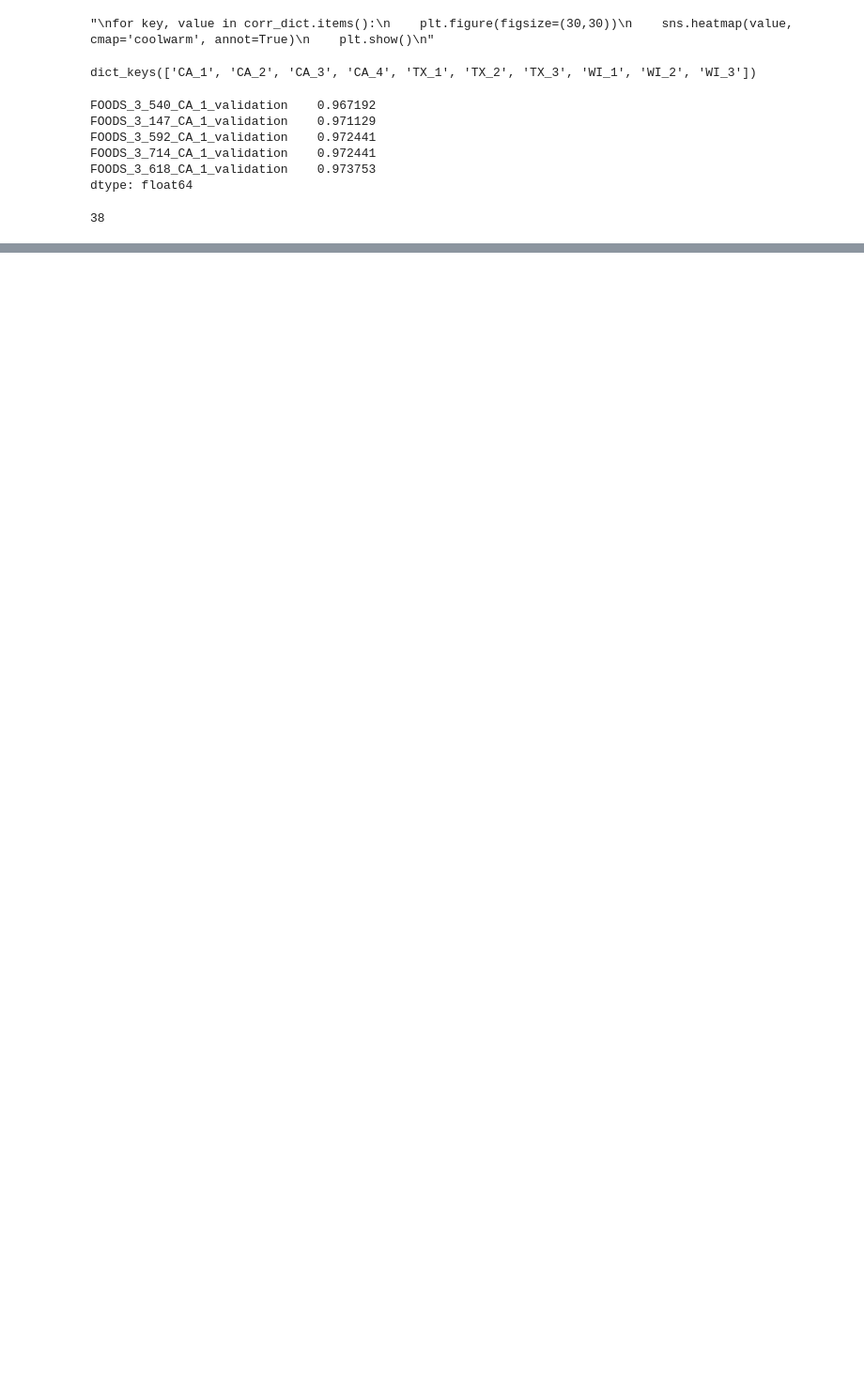
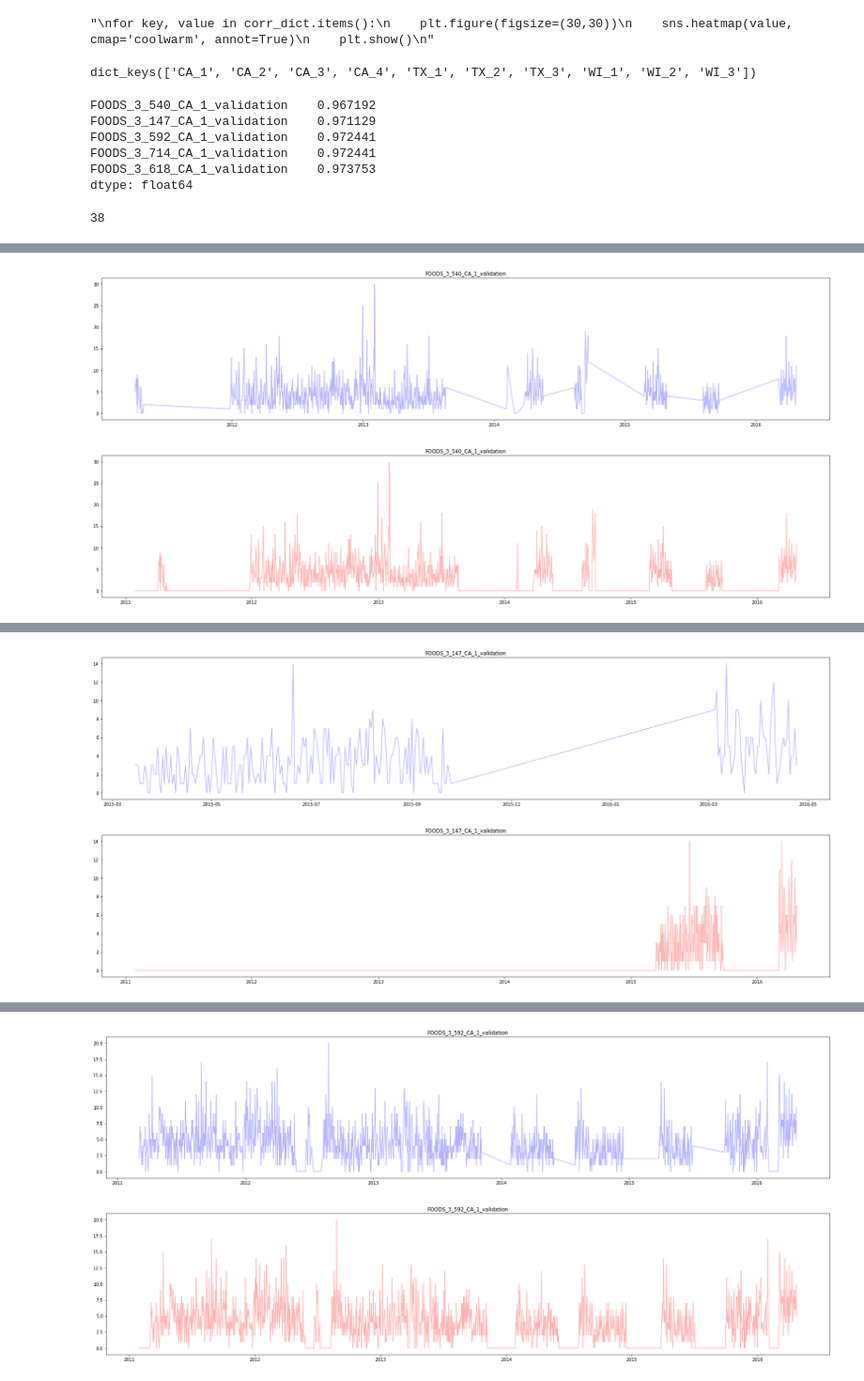
Before and after one commit to M0T0-2020/WalMart_2020, a Jupyter notebook: WalMart2020 EDA no2.ipynb, the cells around one changed output, grey strips where cells are left out. Shown at 94% size. Saved outputs shown, nothing was run; the diff lists cells and outputs as text; code cells hidden in the pictures; blank space fills up the shorter version.

```diff
--- a/WalMart2020 EDA no2.ipynb
+++ b/WalMart2020 EDA no2.ipynb
@@ -160,0 +167,7 @@ data[a.index].iloc[-84:, [i for i in range(15)]+[-i for i in range(15)]].mean(ax
+# %%
+data3 = data3.iloc[::-1, :]
+# %%
+data2[data2==0]=np.nan
+data3[data3==0]=np.nan
+# %%
+data2 = (data2+data3)/2
@@ -160,0 +176,5 @@ data[a.index].iloc[-84:, [i for i in range(15)]+[-i for i in range(15)]].mean(ax
+# %%
+data2 = pd.concat([
+    data.iloc[:,:2],
+    data2
+], axis=1)
@@ -160,0 +191,34 @@ data[a.index].iloc[-84:, [i for i in range(15)]+[-i for i in range(15)]].mean(ax
+# %%
+for col in a.index[:10]:
+    tmp_df = data2[['date',col]]
+    tmp_df.dropna(inplace=True)
+    indx = tmp_df.index.tolist()
+    tmp_df = data.iloc[indx, :][tmp_df.columns]
+
+    tmp2 = data[tmp_df.columns]
+    plt.figure(figsize=(30,6))
+    plt.plot(tmp_df.iloc[:,0], tmp_df.iloc[:,1], c='b', alpha=0.3)
+    plt.title(tmp_df.columns[1])
+    plt.show()
+    plt.figure(figsize=(30,6))
+    plt.plot(tmp2.iloc[:,0], tmp2.iloc[:,1], c='r' , alpha=0.3)
+    plt.title(tmp_df.columns[1])
+    plt.show()
+
+    for i, dx in enumerate(indx):
+        try:
+            d1 = tmp_df.date.values[i]
+            d2 = tmp_df.date.values[i+1]
+            d1 = pd.to_datetime(d1)
+            d2 = pd.to_datetime(d2)
+            if (d2-d1).days>1:
+
+                if i<3:
+                    print((d2-d1).days)
+                print('index', d1)
+                print('next_index',d2)
+        except:
+            pass
+# %% [output]
+[figure, added]
+[figure, added]
@@ -160,0 +241,2 @@ data[a.index].iloc[-84:, [i for i in range(15)]+[-i for i in range(15)]].mean(ax
+[figure, added]
+[figure, added]
@@ -160,0 +245,2 @@ data[a.index].iloc[-84:, [i for i in range(15)]+[-i for i in range(15)]].mean(ax
+[figure, added]
+[figure, added]
```
Also changed, not shown: parts of 9 cells of this notebook.
